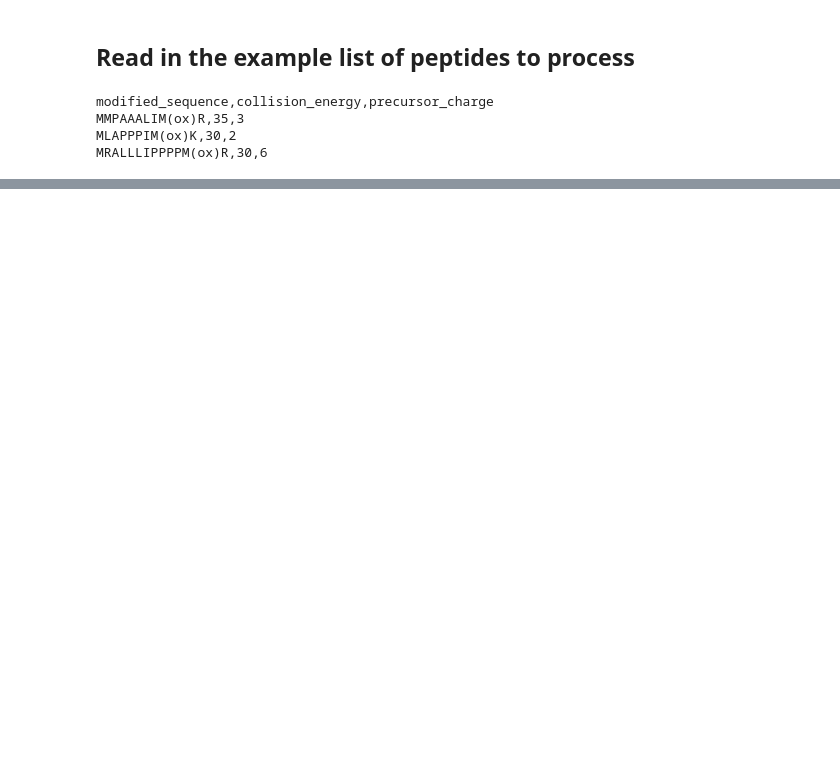
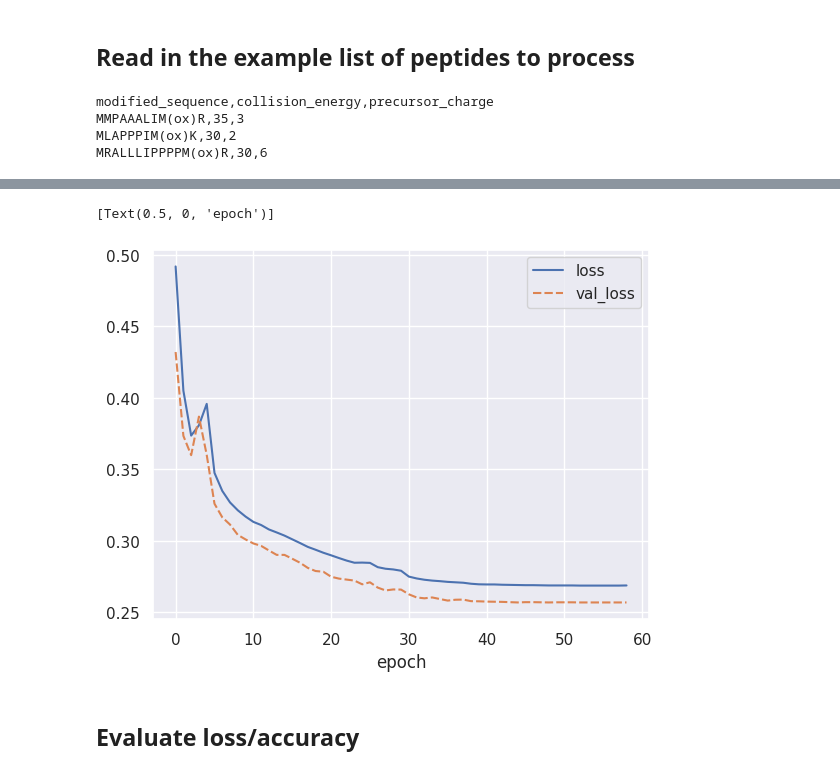
Before and after one commit to aiproteomics/aiproteomics, a Jupyter notebook: demo/demo_e2e.ipynb, the cells around one changed output, grey strips where cells are left out. Drawn from its saved outputs; the diff is of its cells as text; code cells hidden in the pictures; blank space fills up the shorter version.

```diff
--- a/demo/demo_e2e.ipynb
+++ b/demo/demo_e2e.ipynb
@@ -95,0 +107,16 @@ Num peaks: 22
+# %%
+import pandas as pd
+import seaborn as sns
+
+sns.set_theme()
+
+loss_df = pd.read_table('loss_training', delim_whitespace=True, skiprows=0)
+#print(loss_df)
+
+ax = sns.lineplot(data=loss_df)
+ax.set(xlabel='epoch')
+# %% [output]
+[Text(0.5, 0, 'epoch')]
+[figure, added]
+# %% [markdown]
+## Evaluate loss/accuracy
```
Also changed, not shown: parts of 21 cells of this notebook, 3 other files.
